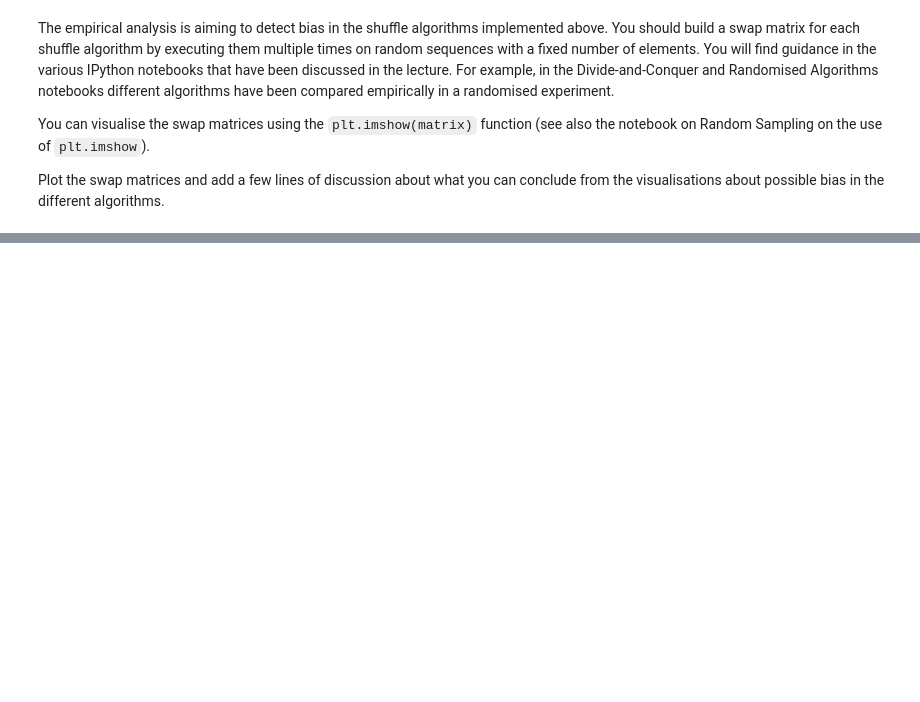
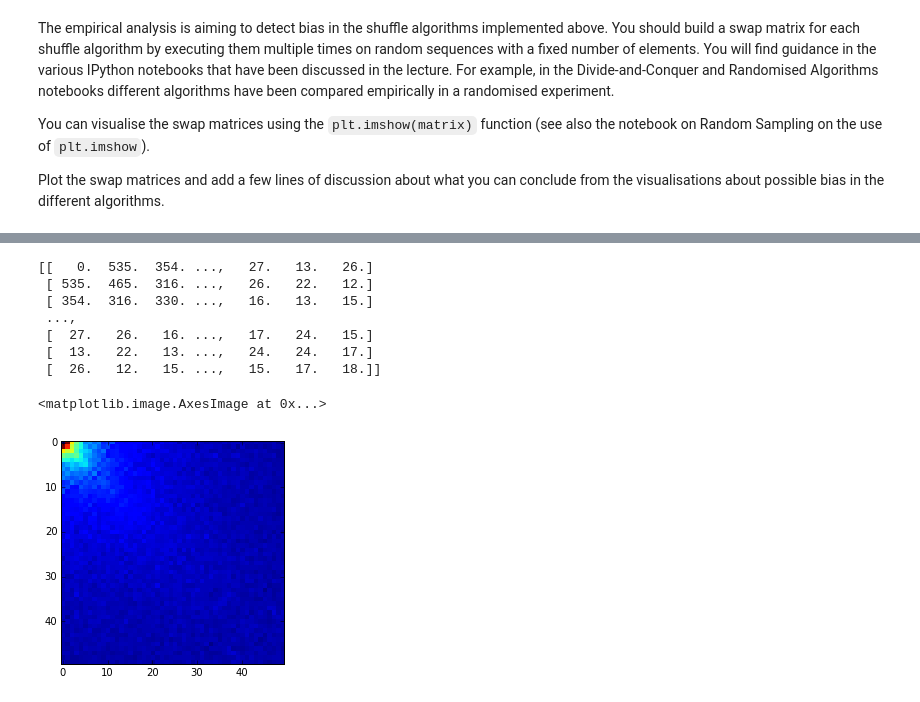
Before and after one commit to samlamgithub/Soft-Eng-Algorithm-CW2, a Jupyter notebook: CW2-2 Shuffling.ipynb, the cells around one changed output, grey strips where cells are left out. Saved outputs shown, nothing was run; the diff lists cells and outputs as text; code cells hidden in the pictures; blank space fills up the shorter version.

```diff
--- a/CW2-2 Shuffling.ipynb
+++ b/CW2-2 Shuffling.ipynb
@@ -71,0 +102,28 @@ Plot the swap matrices and add a few lines of discussion about what you can conc
+# %%
+swap_matrix_fy = np.zeros((50,50))
+def fisher_yates_shuffle_for_swap_matrix(a):
+    n = len(a)
+    for i in range(n-1, 0, -1):
+        j = randint(0, i)
+        # a[i], a[j] = a[j], a[i]
+        if i == j:
+            swap_matrix_fy[i][j] += 1
+        else:
+            swap_matrix_fy[i][j] += 1
+            swap_matrix_fy[j][i] += 1
+
+for i in range(0,1000):
+    fisher_yates_shuffle_for_swap_matrix(a)
+
+print(swap_matrix_fy)
+plt.imshow(swap_matrix_fy,interpolation='nearest')
+# %% [output]
+[[   0.  535.  354. ...,   27.   13.   26.]
+ [ 535.  465.  316. ...,   26.   22.   12.]
+ [ 354.  316.  330. ...,   16.   13.   15.]
+ ...,
+ [  27.   26.   16. ...,   17.   24.   15.]
+ [  13.   22.   13. ...,   24.   24.   17.]
+ [  26.   12.   15. ...,   15.   17.   18.]]
+<matplotlib.image.AxesImage at 0x...>
+[figure, added]
```
Also changed, not shown: parts of 10 cells of this notebook, 2 other files.
